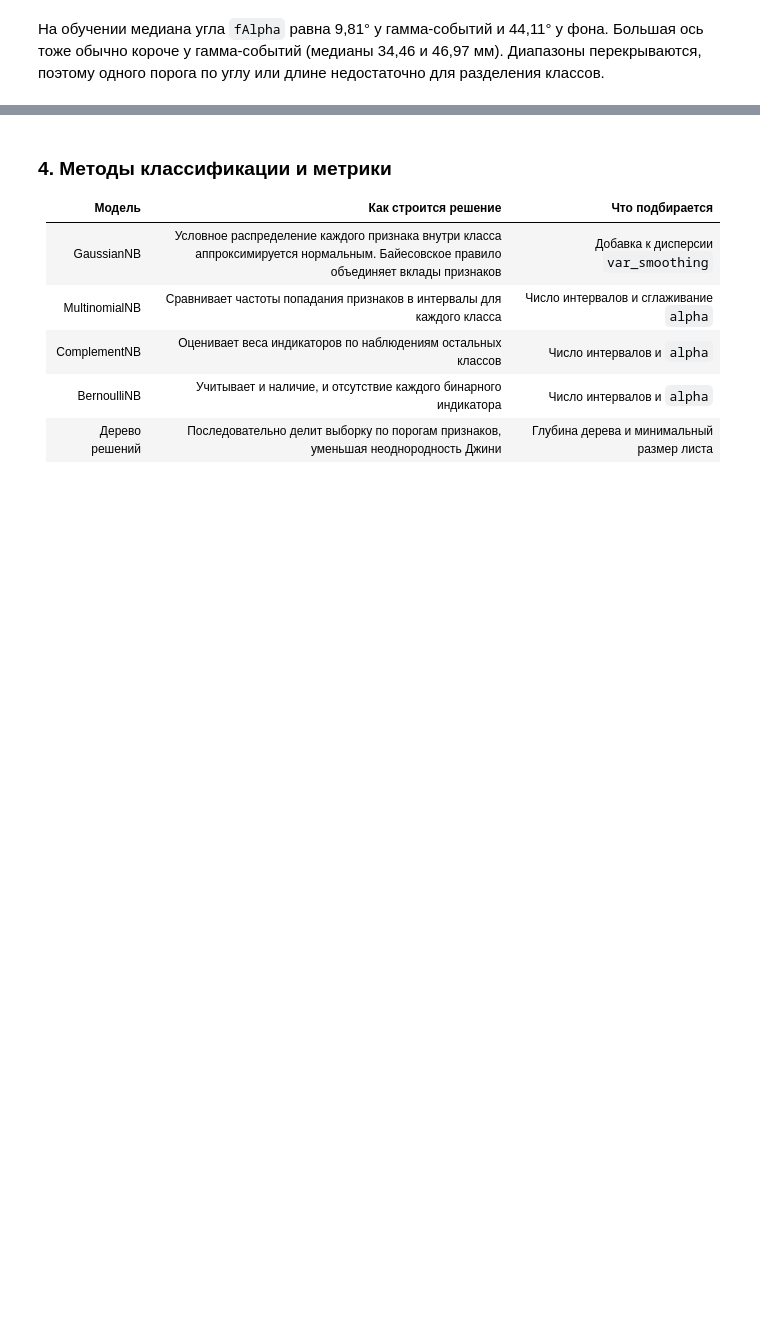
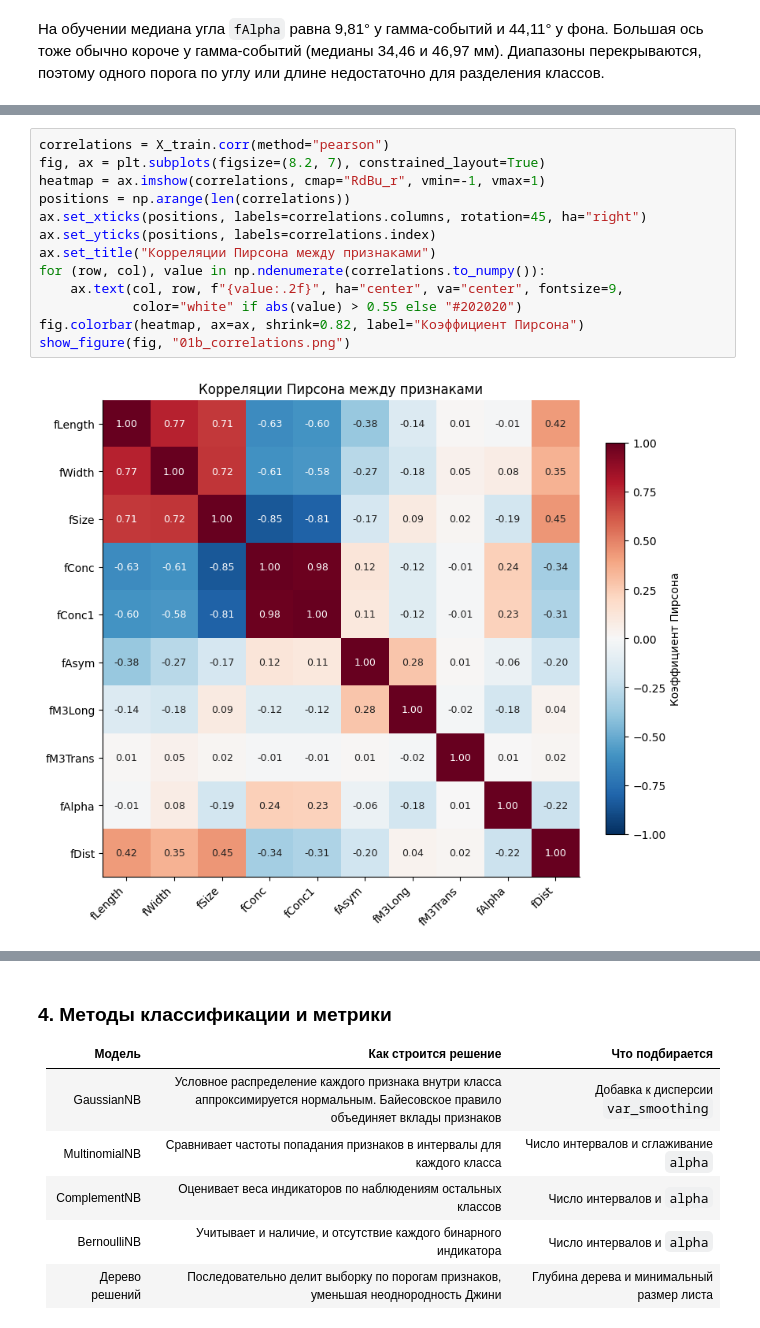
Before and after one commit to Alexanderio1/AIMLLab2, a Jupyter notebook: lab2.ipynb, the cells around one changed output, grey strips where cells are left out. Saved outputs shown, nothing was run; the diff lists cells and outputs as text; blank space fills up the shorter version.

Commit message:
Проверить корреляции признаков MAGIC и уточнить разбор ROC-кривых

```diff
--- a/lab2.ipynb
+++ b/lab2.ipynb
@@ -163,0 +168,15 @@ display(X_train.groupby(y_train)[["fAlpha", "fLength"]].median()
+# %%
+correlations = X_train.corr(method="pearson")
+fig, ax = plt.subplots(figsize=(8.2, 7), constrained_layout=True)
+heatmap = ax.imshow(correlations, cmap="RdBu_r", vmin=-1, vmax=1)
+positions = np.arange(len(correlations))
+ax.set_xticks(positions, labels=correlations.columns, rotation=45, ha="right")
+ax.set_yticks(positions, labels=correlations.index)
+ax.set_title("Корреляции Пирсона между признаками")
+for (row, col), value in np.ndenumerate(correlations.to_numpy()):
+    ax.text(col, row, f"{value:.2f}", ha="center", va="center", fontsize=9,
+            color="white" if abs(value) > 0.55 else "#202020")
+fig.colorbar(heatmap, ax=ax, shrink=0.82, label="Коэффициент Пирсона")
+show_figure(fig, "01b_correlations.png")
+# %% [output]
+[figure, added]
```
Also changed, not shown: parts of 6 cells of this notebook, 4 other files.
